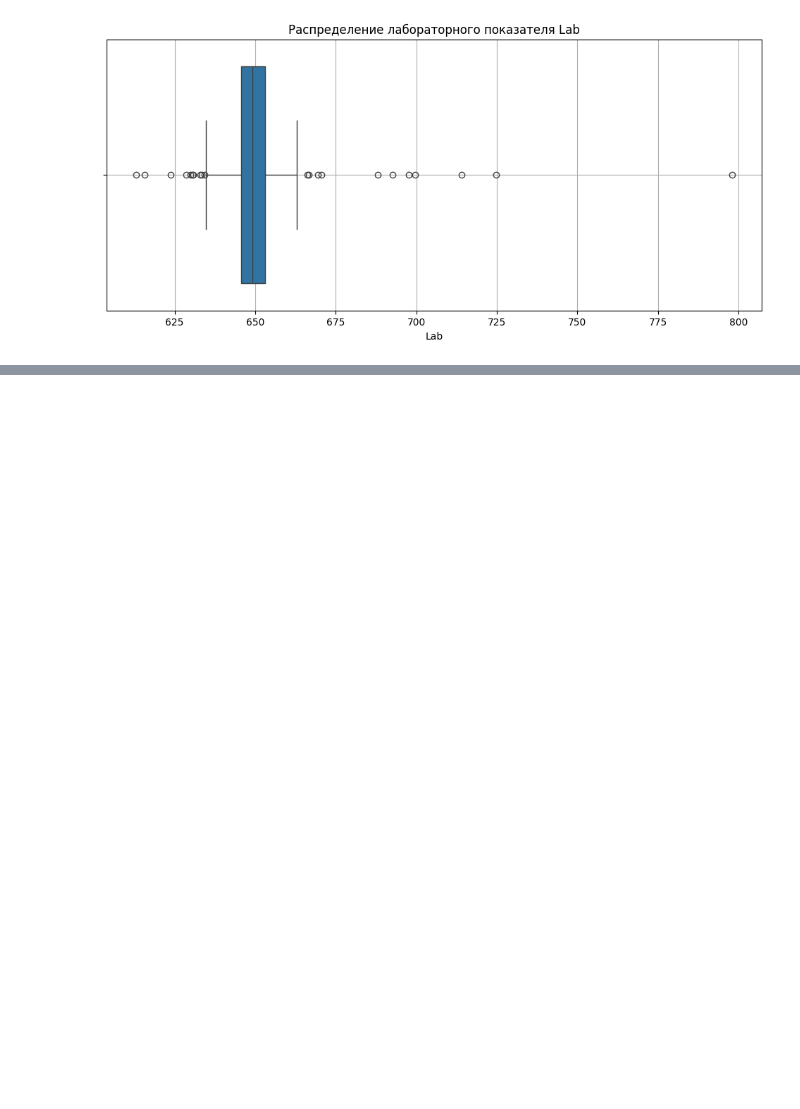
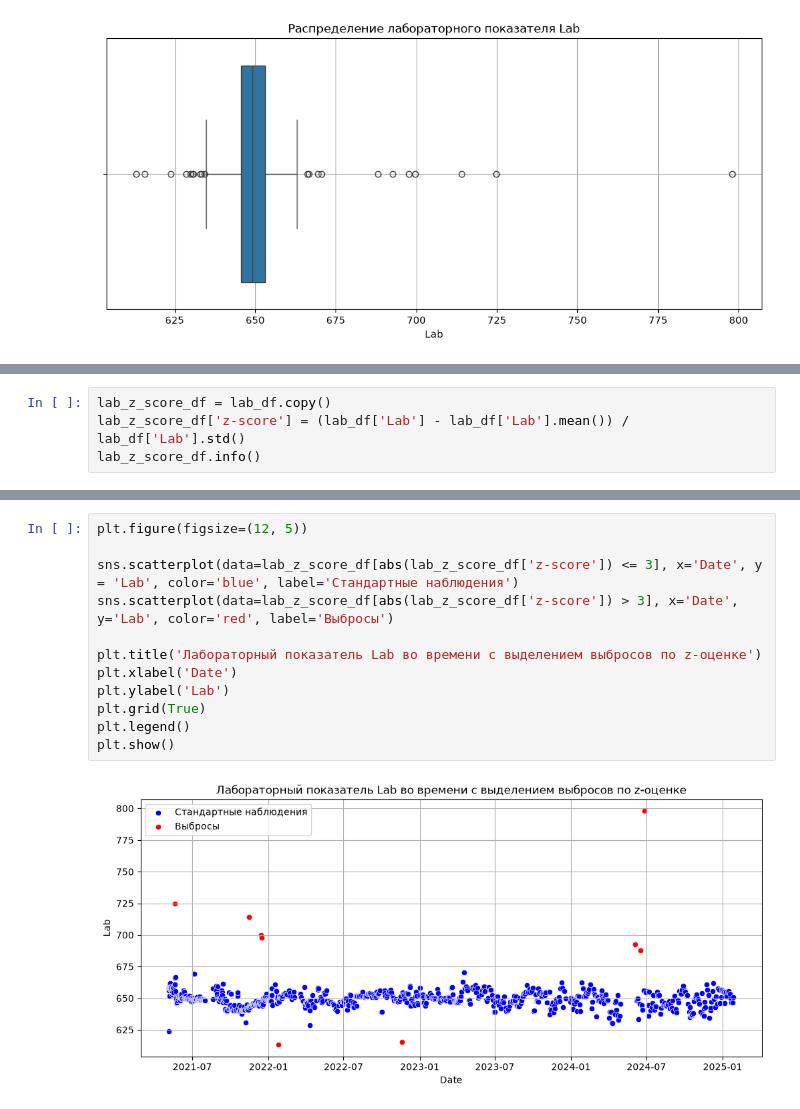
Before and after one commit to Bas-sov/soft-sensor, a Jupyter notebook: notebooks/01_eda.ipynb, the cells around one changed output, grey strips where cells are left out. Drawn from its saved outputs; the diff is of its cells as text; blank space fills up the shorter version.

```diff
--- a/notebooks/01_eda.ipynb
+++ b/notebooks/01_eda.ipynb
@@ -547,0 +655,4 @@ plt.show()
+# %%
+lab_z_score_df = lab_df.copy()
+lab_z_score_df['z-score'] = (lab_df['Lab'] - lab_df['Lab'].mean()) / lab_df['Lab'].std()
+lab_z_score_df.info()
@@ -547,0 +738,14 @@ plt.show()
+# %%
+plt.figure(figsize=(12, 5))
+
+sns.scatterplot(data=lab_z_score_df[abs(lab_z_score_df['z-score']) <= 3], x='Date', y = 'Lab', color='blue', label='Стандартные наблюдения')
+sns.scatterplot(data=lab_z_score_df[abs(lab_z_score_df['z-score']) > 3], x='Date', y='Lab', color='red', label='Выбросы')
+
+plt.title('Лабораторный показатель Lab во времени с выделением выбросов по z-оценке')
+plt.xlabel('Date')
+plt.ylabel('Lab')
+plt.grid(True)
+plt.legend()
+plt.show()
+# %% [output]
+[figure, added]
```
Also changed, not shown: parts of 52 cells of this notebook.
